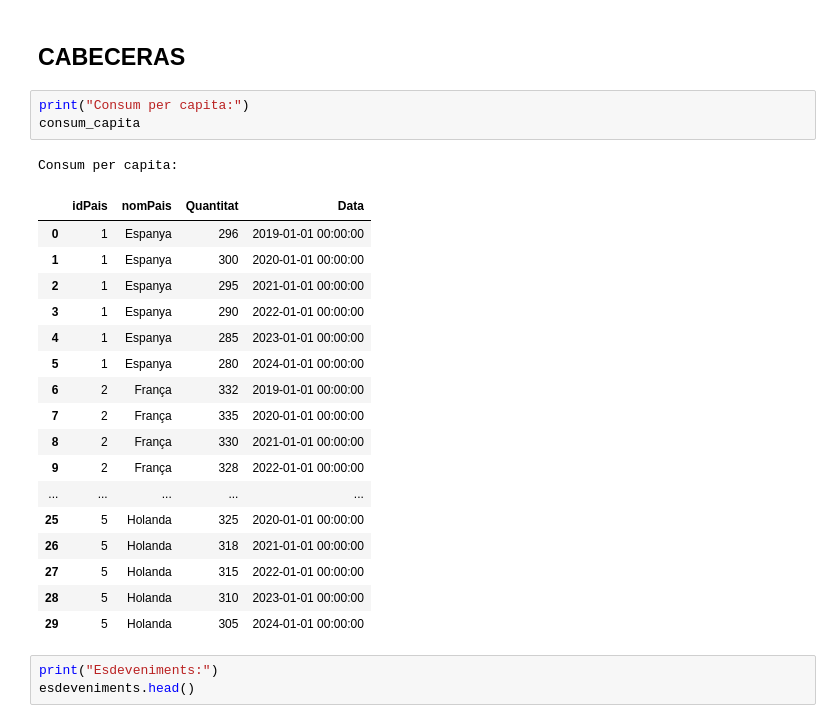
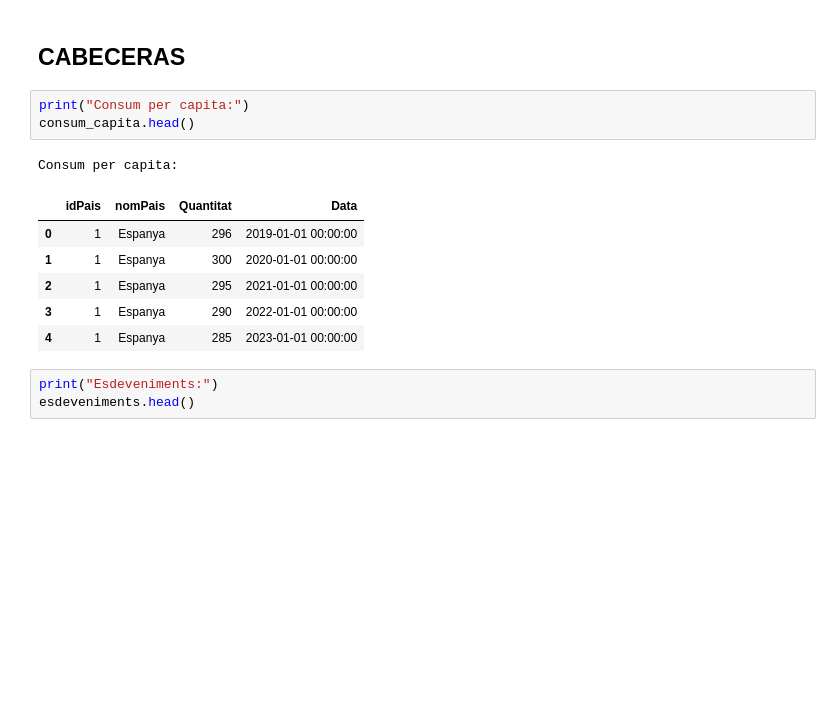
Before and after one commit to Veroski/Base-de-Datos, a Jupyter notebook: analisis.ipynb, the cells around one changed output. Cells and saved outputs as stored; diff of their text form; blank space fills up the shorter version.

```diff
--- a/analisis.ipynb
+++ b/analisis.ipynb
@@ -18,26 +18,15 @@ valor_mercat = pd.read_excel('valormercat.xlsx')
 ## CABECERAS
 # %%
 print("Consum per capita:")
-consum_capita
+consum_capita.head()
 # %% [output]
 Consum per capita:
 |  | idPais | nomPais | Quantitat | Data |
 | 0 | 1 | Espanya | 296 | 2019-01-01 00:00:00 |
 | 1 | 1 | Espanya | 300 | 2020-01-01 00:00:00 |
 | 2 | 1 | Espanya | 295 | 2021-01-01 00:00:00 |
 | 3 | 1 | Espanya | 290 | 2022-01-01 00:00:00 |
 | 4 | 1 | Espanya | 285 | 2023-01-01 00:00:00 |
-| 5 | 1 | Espanya | 280 | 2024-01-01 00:00:00 |
-| 6 | 2 | França | 332 | 2019-01-01 00:00:00 |
-| 7 | 2 | França | 335 | 2020-01-01 00:00:00 |
-| 8 | 2 | França | 330 | 2021-01-01 00:00:00 |
-| 9 | 2 | França | 328 | 2022-01-01 00:00:00 |
-| ... | ... | ... | ... | ... |
-| 25 | 5 | Holanda | 325 | 2020-01-01 00:00:00 |
-| 26 | 5 | Holanda | 318 | 2021-01-01 00:00:00 |
-| 27 | 5 | Holanda | 315 | 2022-01-01 00:00:00 |
-| 28 | 5 | Holanda | 310 | 2023-01-01 00:00:00 |
-| 29 | 5 | Holanda | 305 | 2024-01-01 00:00:00 |
 # %%
 print("Esdeveniments:")
 esdeveniments.head()
```
Also changed, not shown: parts of 1 cell of this notebook.
